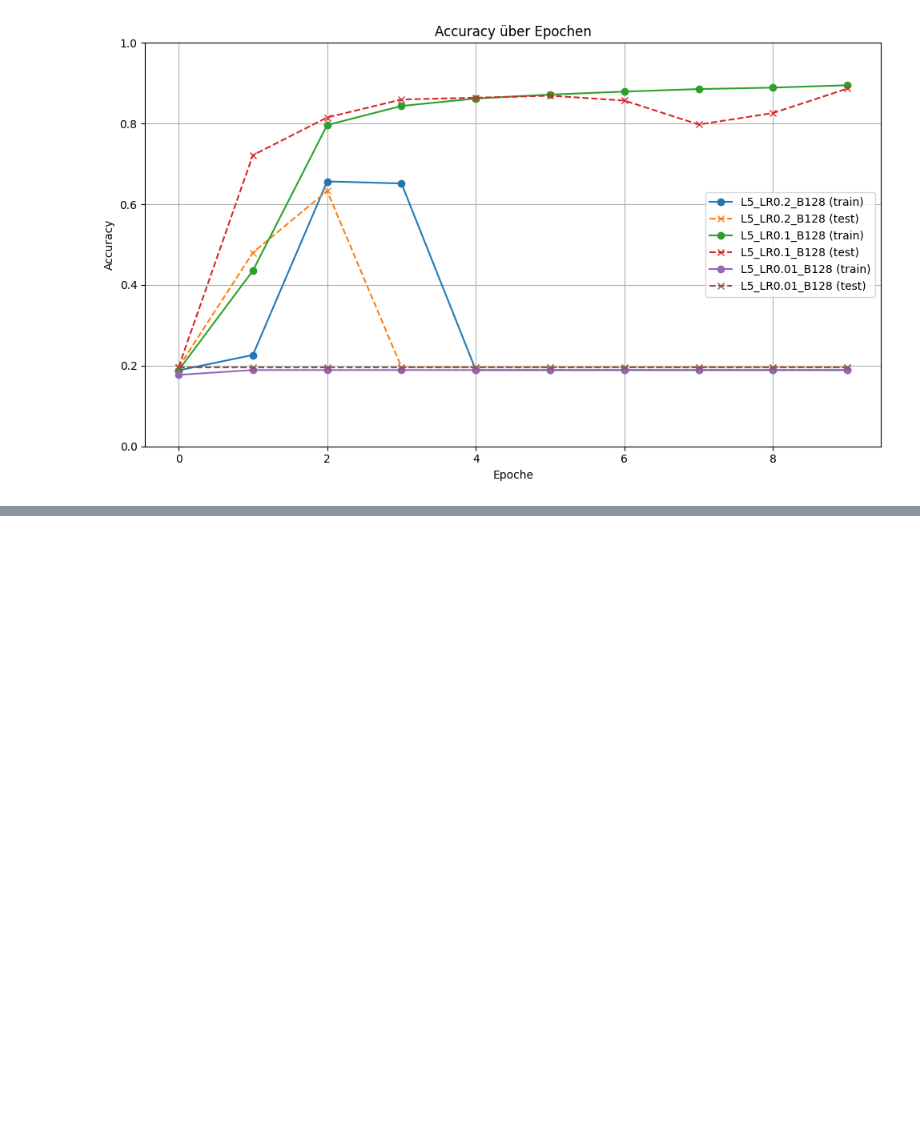
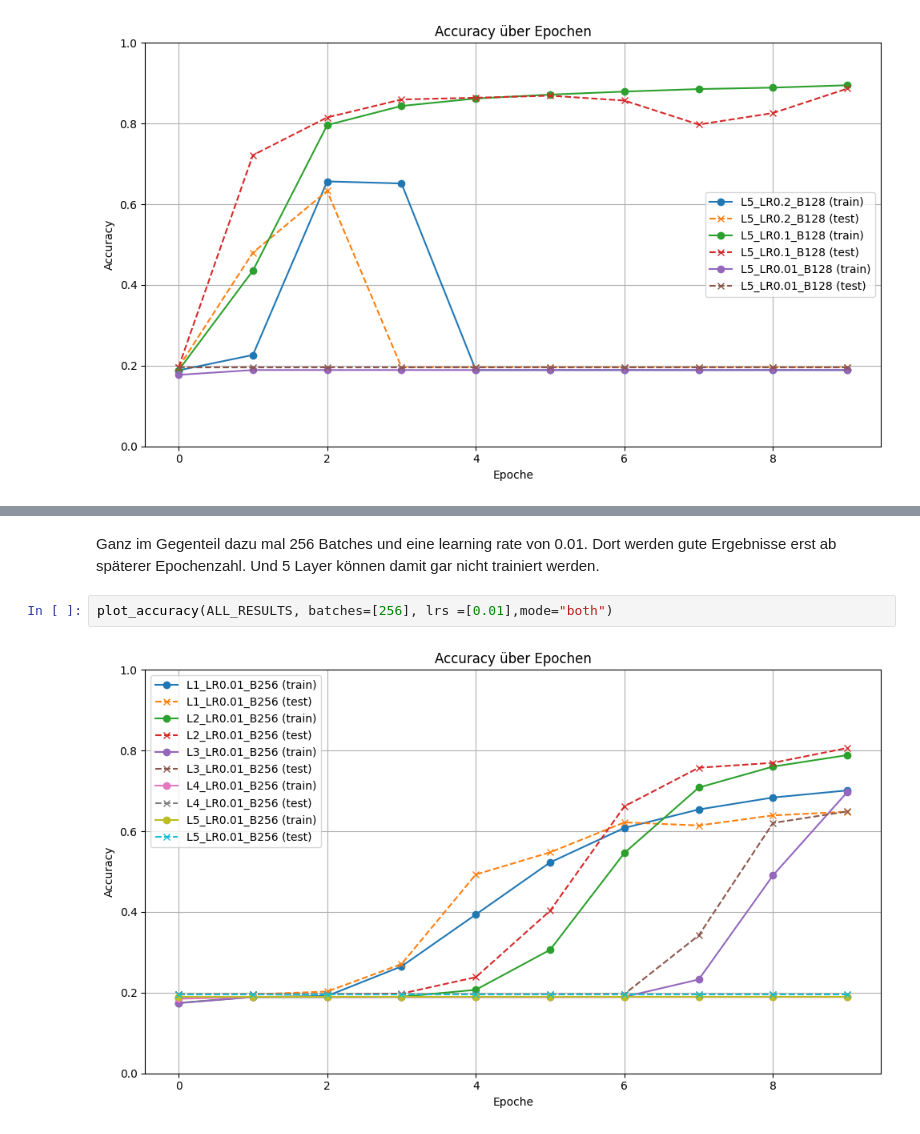
Before and after one commit to Lopo23/CNN, a Jupyter notebook: cnn (1) (1).ipynb, the cells around one changed output, grey strips where cells are left out. Drawn from its saved outputs; the diff is of its cells as text; blank space fills up the shorter version.

```diff
--- a/cnn (1) (1).ipynb
+++ b/cnn (1) (1).ipynb
@@ -1082,0 +1088,6 @@ plot_accuracy(ALL_RESULTS, batches=[64], lrs=[0.1], mode ="test")
+# %% [markdown]
+Ganz im Gegenteil dazu mal 256 Batches und eine learning rate von 0.01. Dort werden gute Ergebnisse erst ab späterer Epochenzahl. Und 5 Layer können damit gar nicht trainiert werden.
+# %%
+plot_accuracy(ALL_RESULTS, batches=[256], lrs =[0.01],mode="both")
+# %% [output]
+[figure, added]
```
Also changed, not shown: parts of 22 cells of this notebook.
